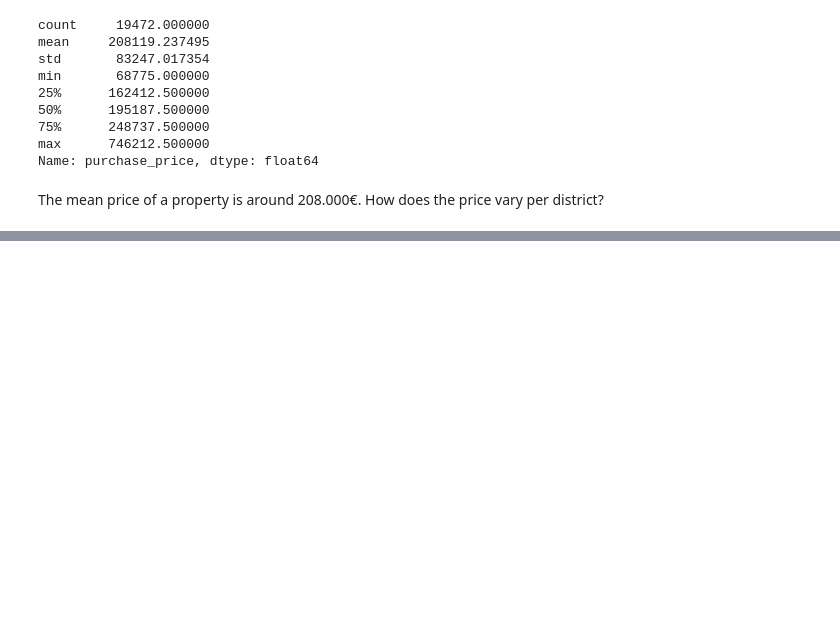
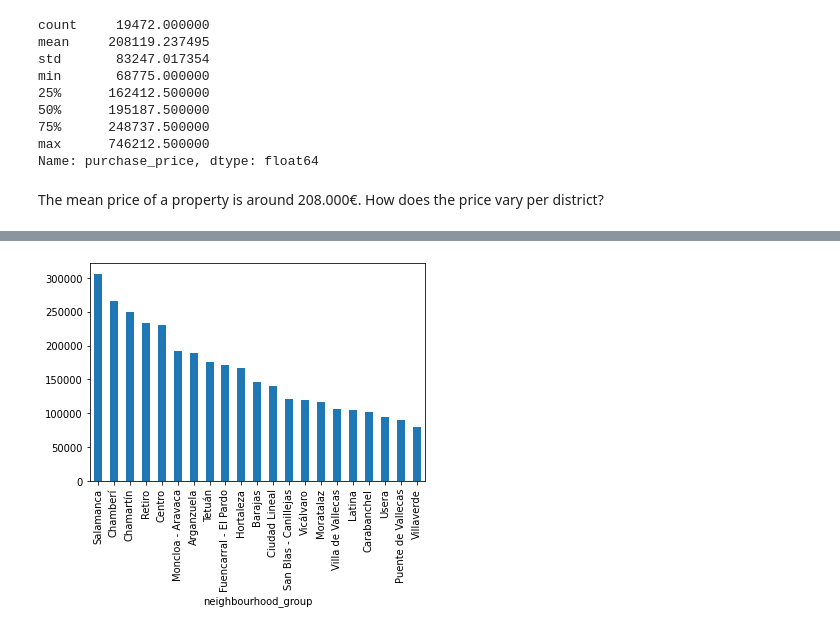
Before and after one commit to luis-cj/data-science-retail-market-madrid, a Jupyter notebook: retail_market_madrid_part_4.ipynb, the cells around one changed output, grey strips where cells are left out. Drawn from its saved outputs; the diff is of its cells as text; code cells hidden in the pictures; blank space fills up the shorter version.

```diff
--- a/retail_market_madrid_part_4.ipynb
+++ b/retail_market_madrid_part_4.ipynb
@@ -567,0 +588,4 @@ The mean price of a property is around 208.000€. How does the price vary per d
+# %%
+df.groupby("neighbourhood_group")["purchase_price"].mean().sort_values(ascending=False).plot(kind="bar");
+# %% [output]
+[figure, added]
```
Also changed, not shown: parts of 1 cell of this notebook, 1 other file.
